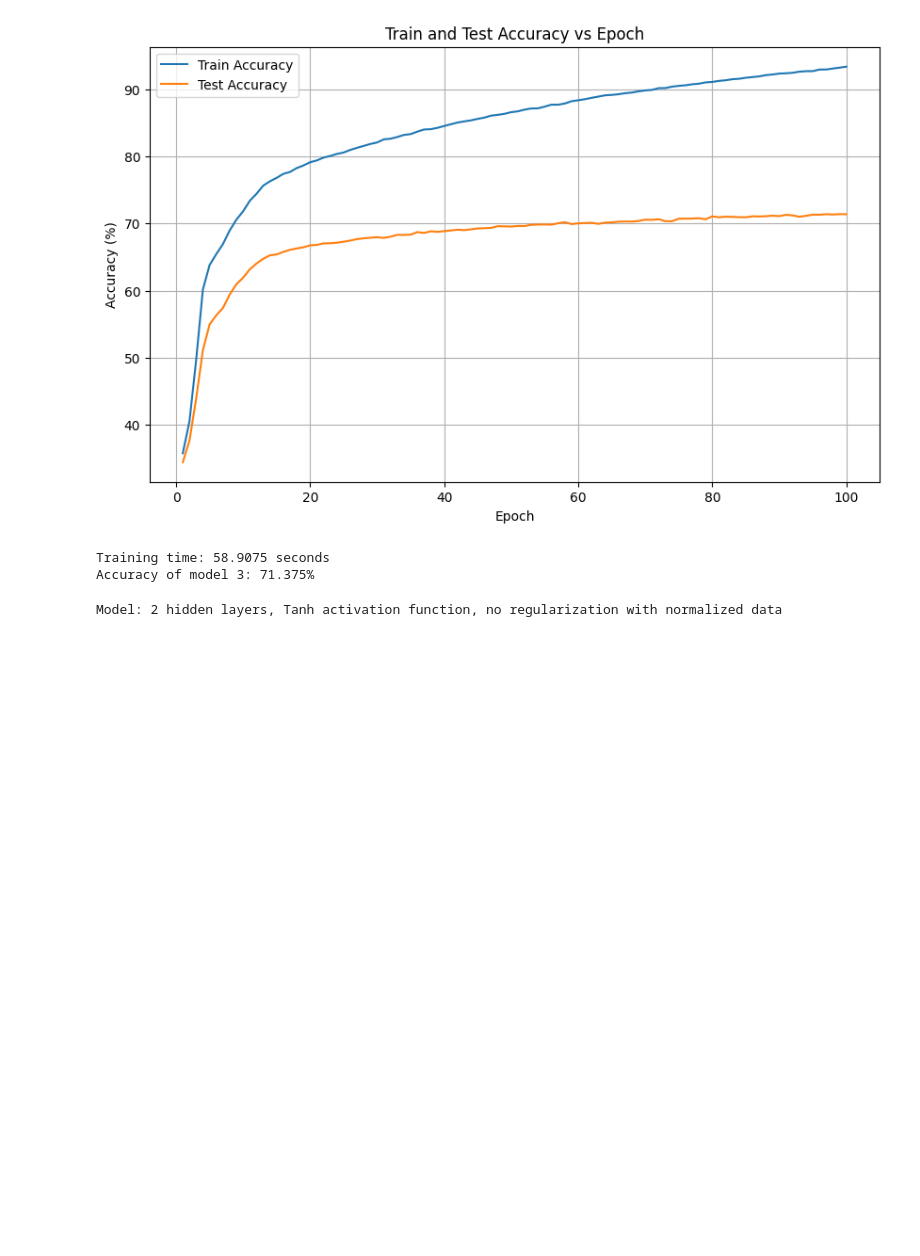
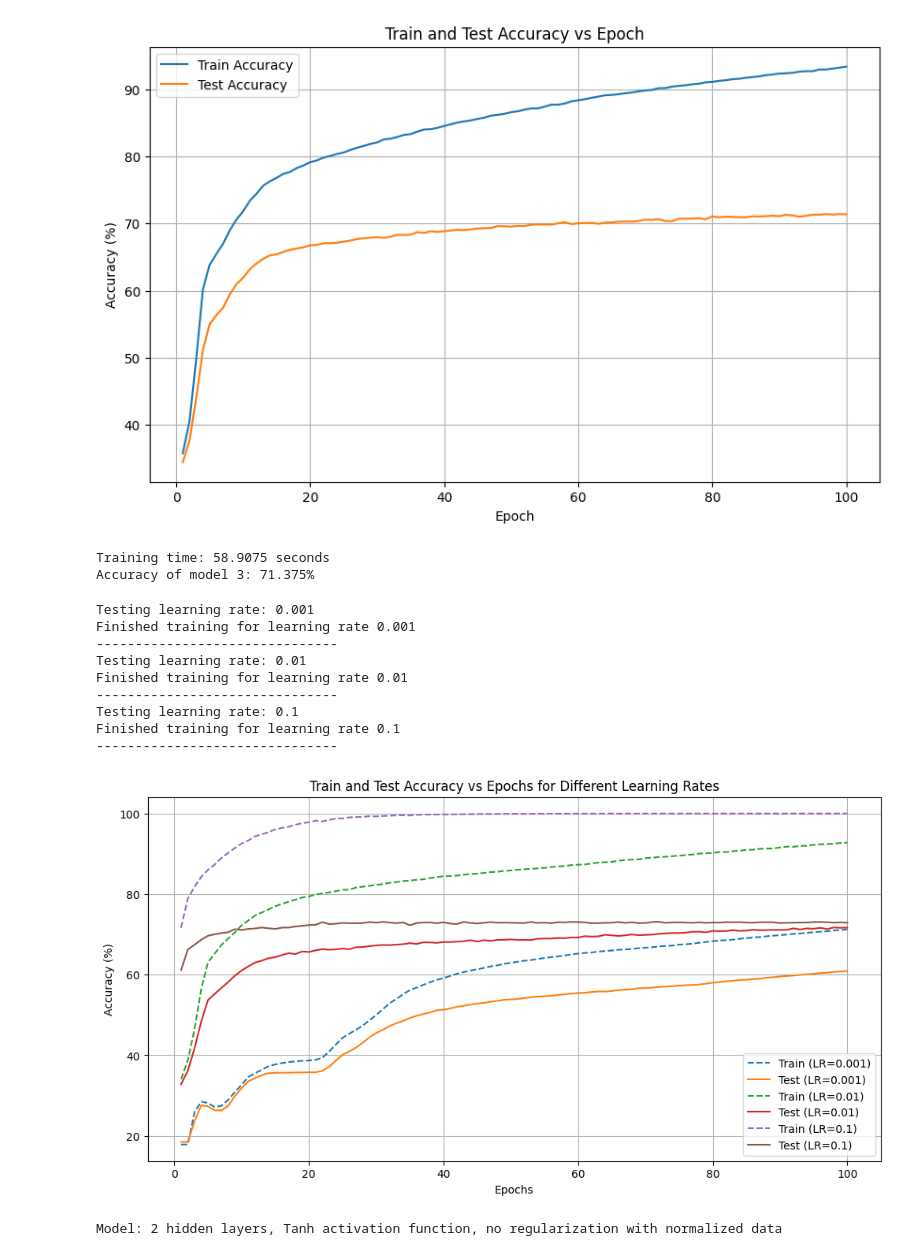
Before and after one commit to imiann/COMP-551-Assignments, a Jupyter notebook: Assignment 3/COMP_551_A3_Finalv2.ipynb, the cells around one changed output. Cells and saved outputs as stored; diff of their text form; code cells hidden in the pictures; blank space fills up the shorter version.

```diff
--- a/Assignment 3/COMP_551_A3_Final.ipynb
+++ b/Assignment 3/COMP_551_A3_Finalv2.ipynb
@@ -561,6 +561,53 @@ Model: 2 hidden layers, ReLU activation function, no regularization with normali
 [figure]
 Training time: 58.9075 seconds
 Accuracy of model 3: 71.375%
+# %%
+# Testing learning rates
+learning_rates = [0.001, 0.01, 0.1]
+train_accuracies_by_lr = []
+test_accuracies_by_lr = []
+
+for lr in learning_rates:
+    print(f"Testing learning rate: {lr}")
+
+    # Initialize the MLP model
+    mlp3 = MultilayerPerceptron(hidden_layers=2, hidden_layer_widths=[256, 256])
+
+    # Train the model
+    mlp3.fit(X_train, Y_train_encoded, learning_rate=lr, epochs=100, batch_size=32)
+
+    # Collect train and test accuracies
+    train_accuracies_by_lr.append(mlp3.train_accuracies)
+    test_accuracies_by_lr.append(mlp3.test_accuracies)
+
+    print(f"Finished training for learning rate {lr}")
+    print("-------------------------------")
+
+# Plot train and test accuracies for each learning rate
+epochs = range(1, 101)
+
+plt.figure(figsize=(12, 6))
+for i, lr in enumerate(learning_rates):
+    plt.plot(epochs, train_accuracies_by_lr[i], label=f"Train (LR={lr})", linestyle='--')
+    plt.plot(epochs, test_accuracies_by_lr[i], label=f"Test (LR={lr})")
+
+plt.title("Train and Test Accuracy vs Epochs for Different Learning Rates")
+plt.xlabel("Epochs")
+plt.ylabel("Accuracy (%)")
+plt.legend()
+plt.grid(True)
+plt.show()
+# %% [output]
+Testing learning rate: 0.001
+Finished training for learning rate 0.001
+-------------------------------
+Testing learning rate: 0.01
+Finished training for learning rate 0.01
+-------------------------------
+Testing learning rate: 0.1
+Finished training for learning rate 0.1
+-------------------------------
+[figure, added]
 # %%
 # 3.2: 2 Layer MLPs, now using TanH and Leaky ReLU
 mlp4 = MultilayerPerceptron(hidden_layers=2, hidden_layer_widths=[256, 256], activation_function=Tanh)
```
Also changed, not shown: parts of 3 cells of this notebook, 33 other files.
